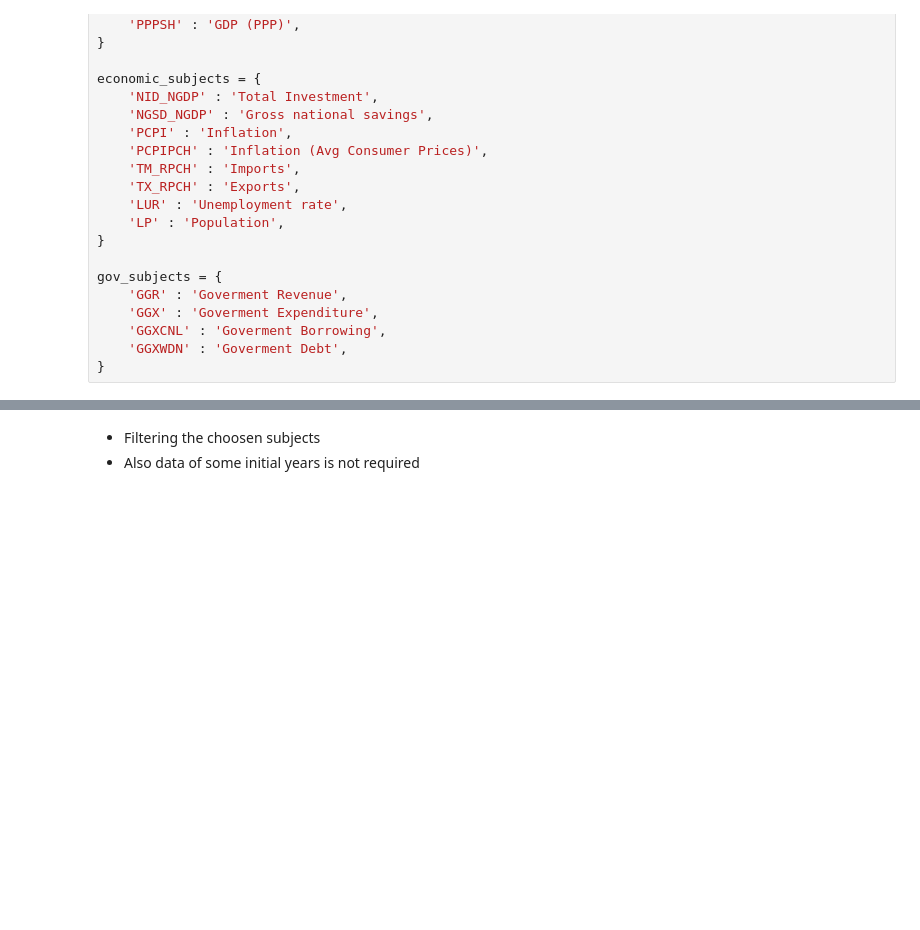
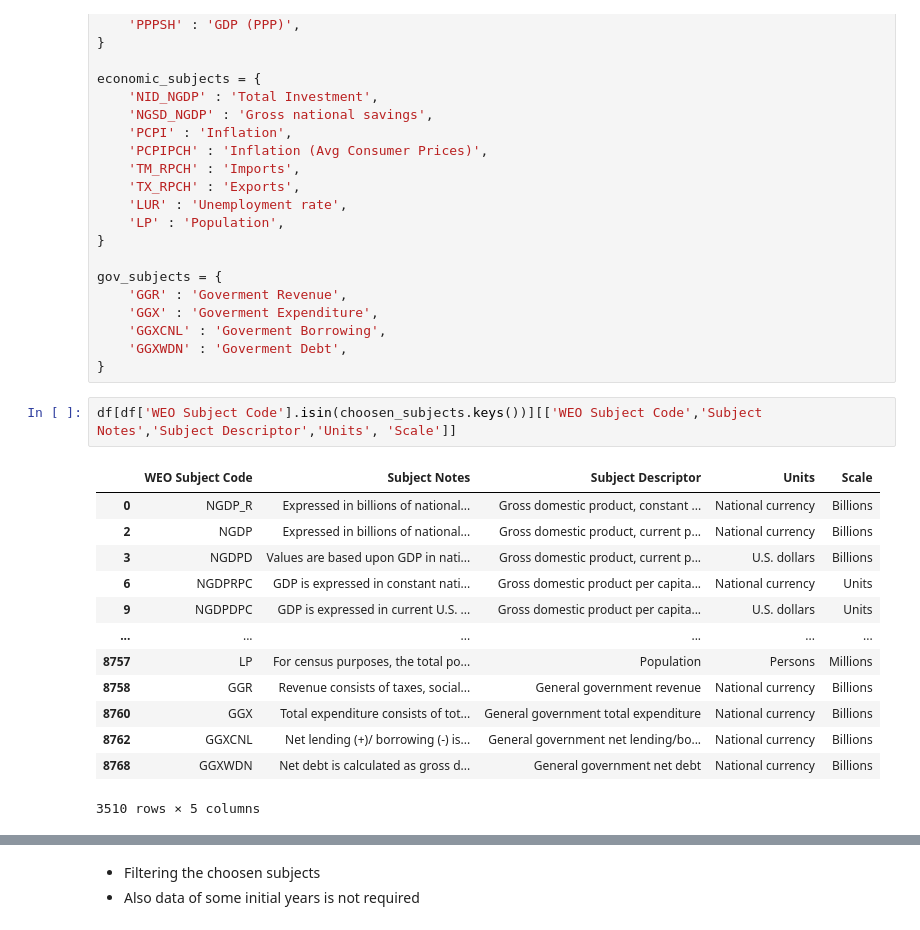
Before and after one commit to siddhant-deshmukh/Dashboard-Country-Data, a Jupyter notebook: data/analyse_data.ipynb, the cells around one changed output, grey strips where cells are left out. Drawn from its saved outputs; the diff is of its cells as text; blank space fills up the shorter version.

```diff
--- a/data/analyse_data.ipynb
+++ b/data/analyse_data.ipynb
@@ -117,3 +117,19 @@ gov_subjects = {
     'GGXCNL' : 'Goverment Borrowing',
     'GGXWDN' : 'Goverment Debt',
 }
+# %%
+df[df['WEO Subject Code'].isin(choosen_subjects.keys())][['WEO Subject Code','Subject Notes','Subject Descriptor','Units', 'Scale']]
+# %% [output]
+|  | WEO Subject Code | Subject Notes | Subject Descriptor | Units | Scale |
+| 0 | NGDP_R | Expressed in billions of national... | Gross domestic product, constant ... | National currency | Billions |
+| 2 | NGDP | Expressed in billions of national... | Gross domestic product, current p... | National currency | Billions |
+| 3 | NGDPD | Values are based upon GDP in nati... | Gross domestic product, current p... | U.S. dollars | Billions |
+| 6 | NGDPRPC | GDP is expressed in constant nati... | Gross domestic product per capita... | National currency | Units |
+| 9 | NGDPDPC | GDP is expressed in current U.S. ... | Gross domestic product per capita... | U.S. dollars | Units |
+| ... | ... | ... | ... | ... | ... |
+| 8757 | LP | For census purposes, the total po... | Population | Persons | Millions |
+| 8758 | GGR | Revenue consists of taxes, social... | General government revenue | National currency | Billions |
+| 8760 | GGX | Total expenditure consists of tot... | General government total expenditure | National currency | Billions |
+| 8762 | GGXCNL | Net lending (+)/ borrowing (-) is... | General government net lending/bo... | National currency | Billions |
+| 8768 | GGXWDN | Net debt is calculated as gross d... | General government net debt | National currency | Billions |
+3510 rows × 5 columns
```
Also changed, not shown: parts of 3 cells of this notebook.
